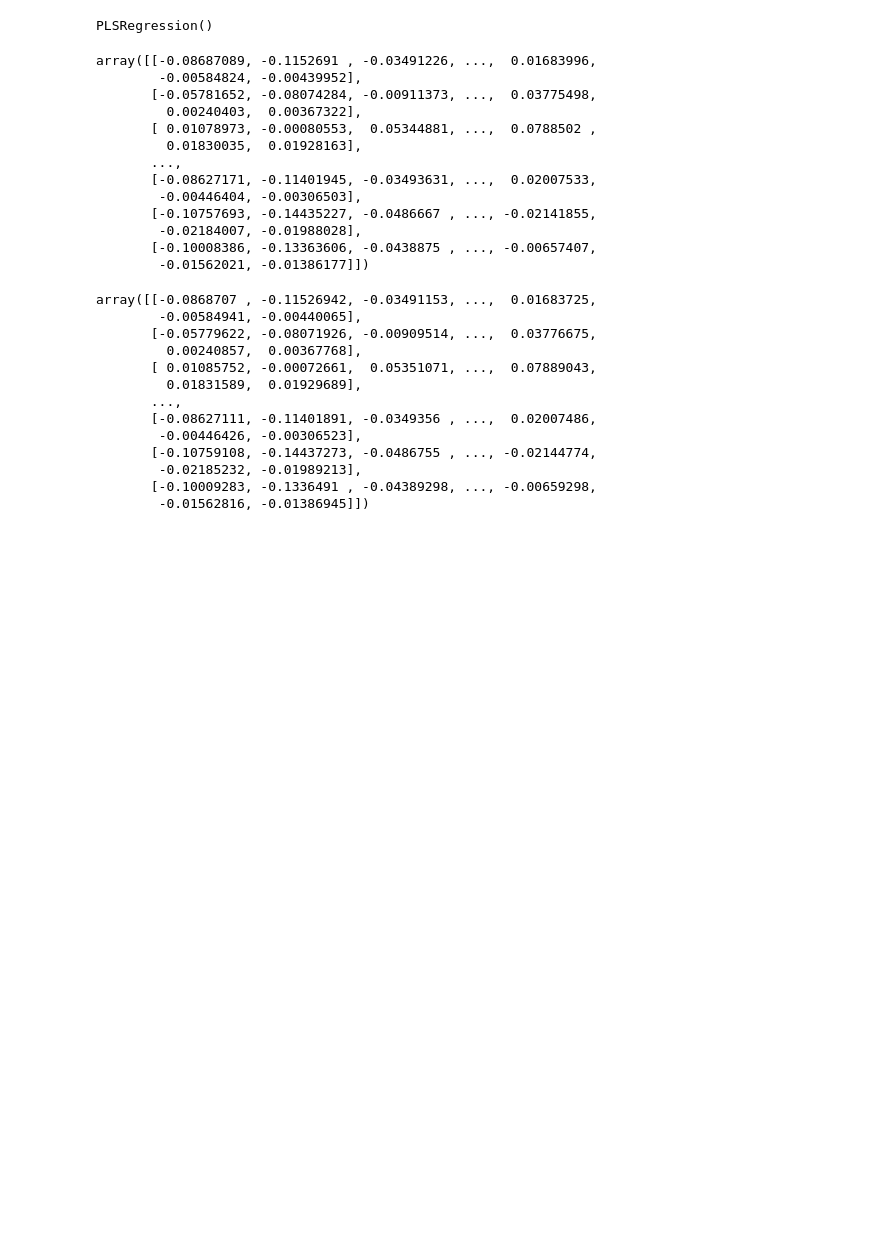
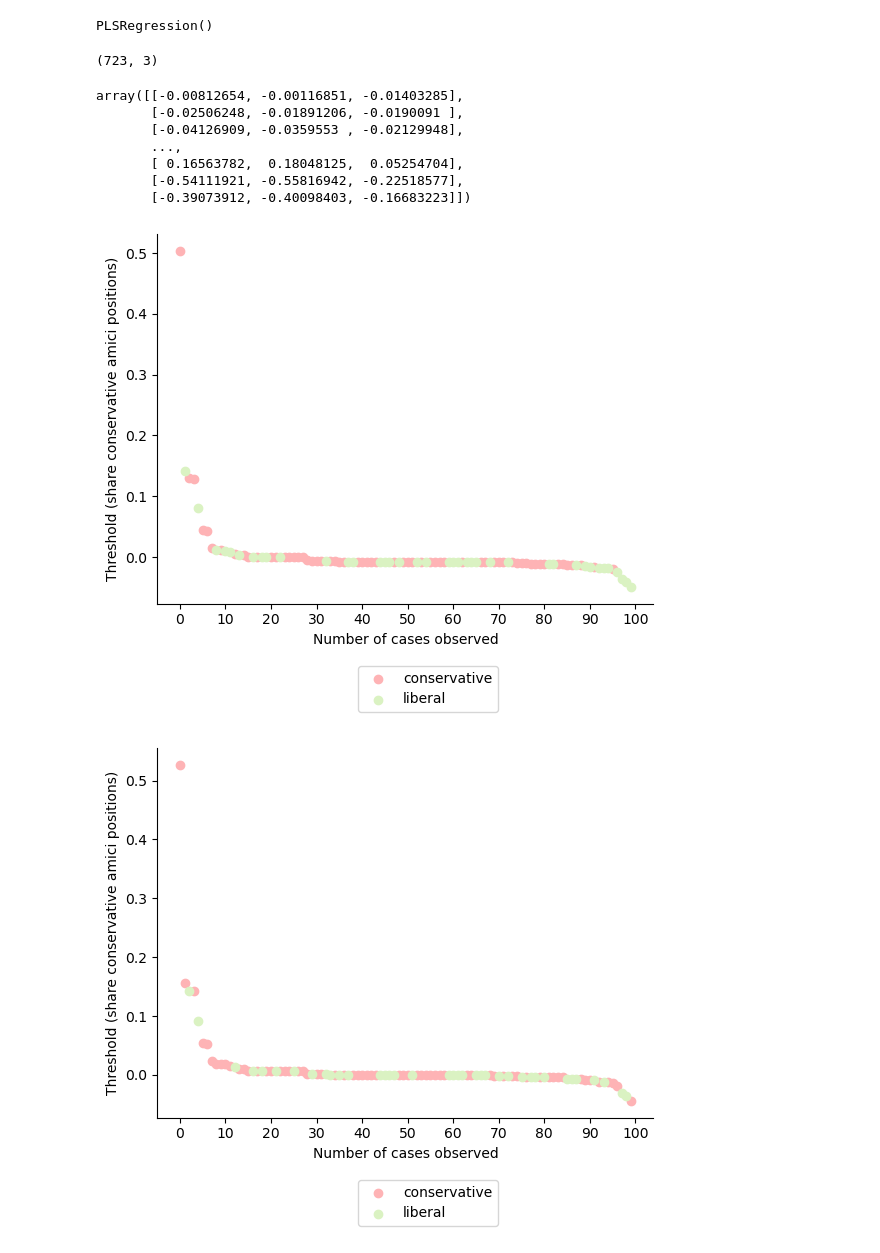
Before and after one commit to rbatra2000/info6850networks, a Jupyter notebook: main.ipynb, the cells around one changed output. Cells and saved outputs as stored; diff of their text form; code cells hidden in the pictures; blank space fills up the shorter version.

```diff
--- a/main.ipynb
+++ b/main.ipynb
@@ -1143,3 +1141,13 @@ np.array(y.drop('lexisCite', axis=1)).shape
 y.shape
 # %% [output]
 (723, 34)
+# %%
+amici_cols = [x for x in X.columns if x != 'lexisCite']
+X_comp = pd.merge(X, y, on='lexisCite').copy().sort_values('lexisCite')
+X_comp = pd.concat([X_comp[amici_cols]\
+                    .rename(lambda x: x + '_agree', axis=1), X_comp], axis=1)
+X_comp = X_comp.loc[X_comp[selected_judge] != 0].reset_index(drop=True)
+# %%
+for i in amici_cols:
+    X_comp[i+'_agree'] = (X_comp[i] == X_comp[selected_judge]).astype(int)
+    X_comp.loc[X_comp[i] == 0, i+'_agree'] = np.nan
@@ -1373,42 +1401,24 @@ scaler = StandardScaler()
 X_scaled = scaler.fit_transform(X.drop('lexisCite', axis=1))
 
 clf_bestmodel = PLSRegression(n_components=2)
-clf_bestmodel.fit(X_scaled, y.drop('lexisCite', axis=1))
+clf_bestmodel.fit(X_scaled, y.drop('lexisCite', axis=1)[['SAAlito', 'JGRoberts', 'SSotomayor']])
 # %% [output]
 PLSRegression()
 # %%
 y_pred = clf_bestmodel.predict(X_scaled)
-y_pred
+y_pred.shape
 # %% [output]
-array([[-0.08687089, -0.1152691 , -0.03491226, ...,  0.01683996,
-        -0.00584824, -0.00439952],
-       [-0.05781652, -0.08074284, -0.00911373, ...,  0.03775498,
-         0.00240403,  0.00367322],
-       [ 0.01078973, -0.00080553,  0.05344881, ...,  0.0788502 ,
-         0.01830035,  0.01928163],
-       ...,
-       [-0.08627171, -0.11401945, -0.03493631, ...,  0.02007533,
-        -0.00446404, -0.00306503],
-       [-0.10757693, -0.14435227, -0.0486667 , ..., -0.02141855,
-        -0.02184007, -0.01988028],
-       [-0.10008386, -0.13363606, -0.0438875 , ..., -0.00657407,
-        -0.01562021, -0.01386177]])
+(723, 3)
 # %%
 np.matmul(X_scaled, clf_bestmodel.coef_) + clf_bestmodel.intercept_ # these are the weights
 # %% [output]
-array([[-0.0868707 , -0.11526942, -0.03491153, ...,  0.01683725,
-        -0.00584941, -0.00440065],
-       [-0.05779622, -0.08071926, -0.00909514, ...,  0.03776675,
-         0.00240857,  0.00367768],
-       [ 0.01085752, -0.00072661,  0.05351071, ...,  0.07889043,
-         0.01831589,  0.01929689],
+array([[-0.00812654, -0.00116851, -0.01403285],
+       [-0.02506248, -0.01891206, -0.0190091 ],
+       [-0.04126909, -0.0359553 , -0.02129948],
        ...,
-       [-0.08627111, -0.11401891, -0.0349356 , ...,  0.02007486,
-        -0.00446426, -0.00306523],
-       [-0.10759108, -0.14437273, -0.0486755 , ..., -0.02144774,
-        -0.02185232, -0.01989213],
-       [-0.10009283, -0.1336491 , -0.04389298, ..., -0.00659298,
-        -0.01562816, -0.01386945]])
+       [ 0.16563782,  0.18048125,  0.05254704],
+       [-0.54111921, -0.55816942, -0.22518577],
+       [-0.39073912, -0.40098403, -0.16683223]])
 # %%
 def learningWeightedThresholds(judge_name, df, y_pred, iter=100):
     # initialize lower and upper bounds of thresholds
@@ -1433,15 +1443,20 @@ def learningWeightedThresholds(judge_name, df, y_pred, iter=100):
 
     return (judge_threshold_min, judge_threshold_max, observed_thresholds, cons_votes)
 # %%
-# learn thresholds for each justice using the filtered data
-for i in ['SAAlito', 'JGRoberts', 'SSotomayor']:
+# learn thresholds for each of the selected justices using the filtered data
+sel_justices_list = ['SAAlito', 'JGRoberts', 'SSotomayor']
+
+for i in range(len(sel_justices_list)):
     # identify cases for only this justice
-    df_selected = filterJudgeData(df_filt, justices_csv, i)
-    df_selected = df_selected[(df_selected['percent_conservative'] < 1) & (df_selected['percent_conservative'] > 0)]
+    justice_name = sel_justices_list[i]
+    df_selected = filterJudgeData(df_filt, justices_csv, justice_name)
     # learn the threshold (i.e., apply the threshold alg)
     judge_threshold_min, judge_threshold_max, observed_thresholds, cons_votes = learningWeightedThresholds(i, df_selected, y_pred[:,i])
 
     # plot data
     df_plot = pd.DataFrame({'observed_thresholds': observed_thresholds, 'votes': cons_votes})
-    plotAmicusThresholds(df_plot, i)
+    plotAmicusThresholds(df_plot, justice_name, weighted=True)
     plt.show();
+# %% [output]
+[figure, added]
+[figure, added]
```
Also changed, not shown: parts of 21 cells of this notebook, 7 other files.
